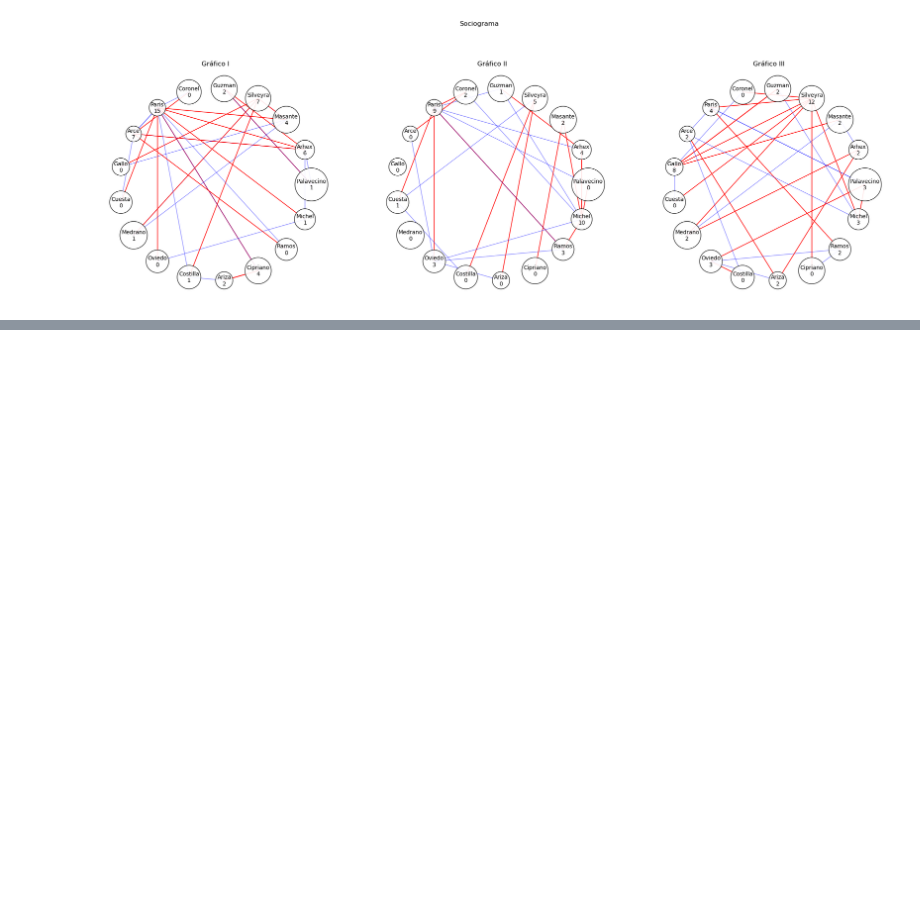
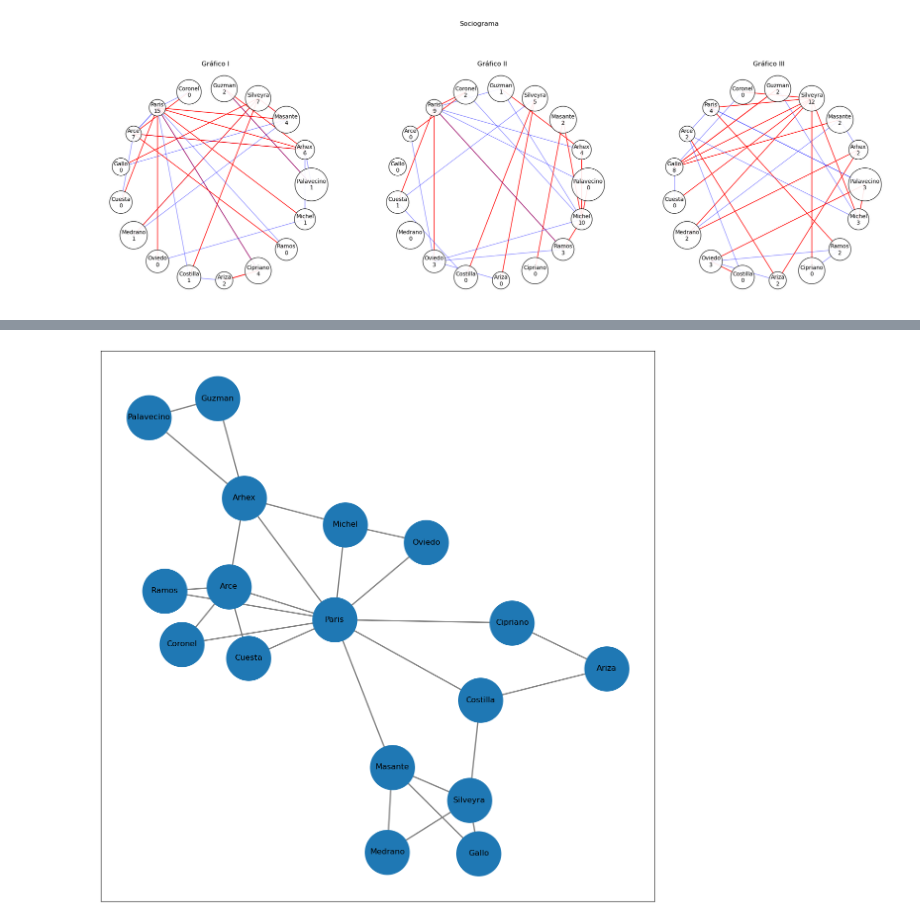
Before and after one commit to fedevirgolini/sociograma, a Jupyter notebook: sociograma.ipynb, the cells around one changed output, grey strips where cells are left out. Drawn from its saved outputs; the diff is of its cells as text; code cells hidden in the pictures; blank space fills up the shorter version.

```diff
--- a/sociograma.ipynb
+++ b/sociograma.ipynb
@@ -141,0 +147,24 @@ sociograma(quintoP_nombres, [aristas_quintoP_I, aristas_quintoP_II, aristas_quin
+# %%
+conu = nx.Graph()
+# %%
+conu.add_nodes_from(quintoP_nombres)
+# %%
+for arista in list(conu.edges):
+  conu.remove_edge(*arista)
+# %%
+for arista in aristas_quintoP_I:
+  conu.add_edge(quintoP_nombres[arista[0]], quintoP_nombres[arista[1]])
+  conu.add_edge(quintoP_nombres[arista[0]], quintoP_nombres[arista[2]])
+# %%
+plt.figure(figsize=(15, 15))
+pos = nx.layout.fruchterman_reingold_layout(conu)
+
+# Personaliza los parámetros de trazado
+edge_width = 2  # Ajusta el ancho de las aristas
+node_size = 4500
+edge_color = 'gray'  # Cambia el color de las aristas
+
+nx.draw_networkx(conu, pos, node_size=node_size, width=edge_width, edge_color=edge_color)
+plt.show()
+# %% [output]
+[figure, added]
```
Also changed, not shown: parts of 3 cells of this notebook.
